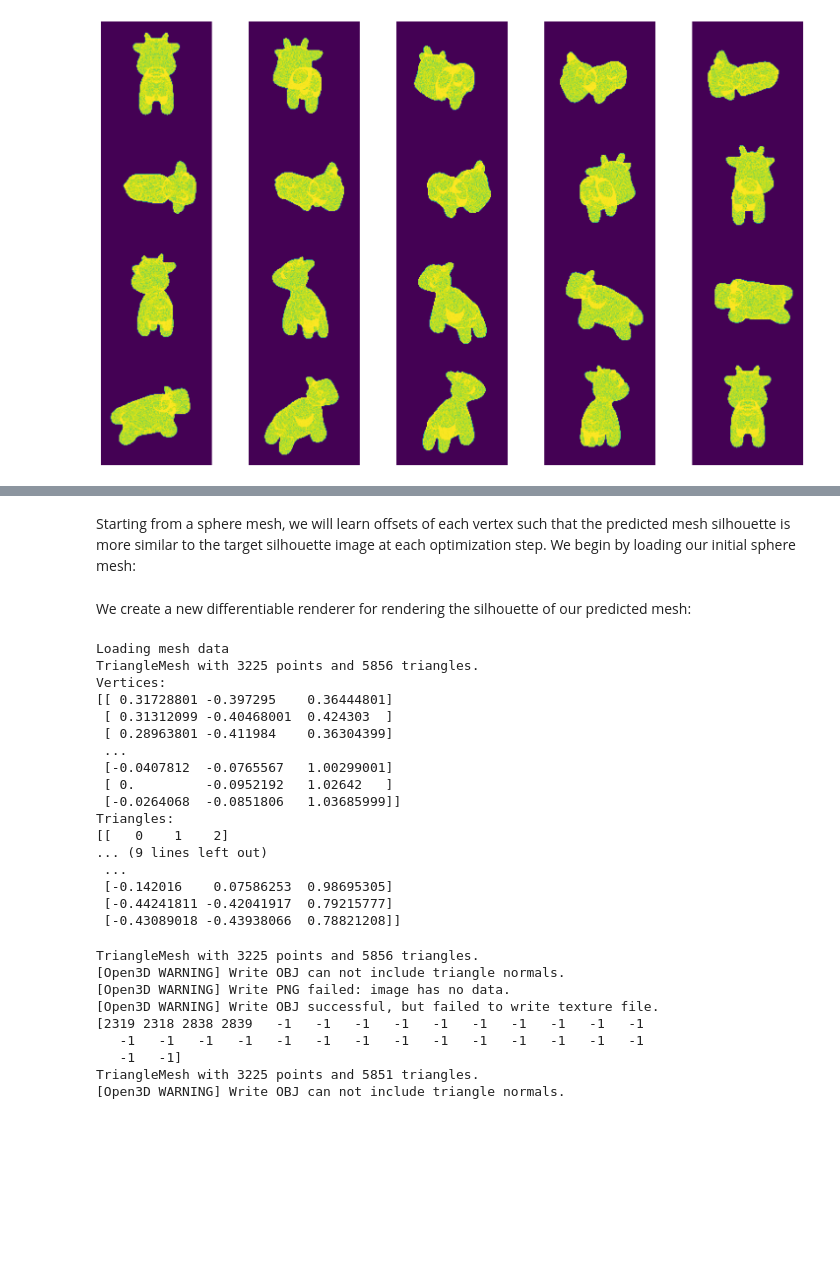
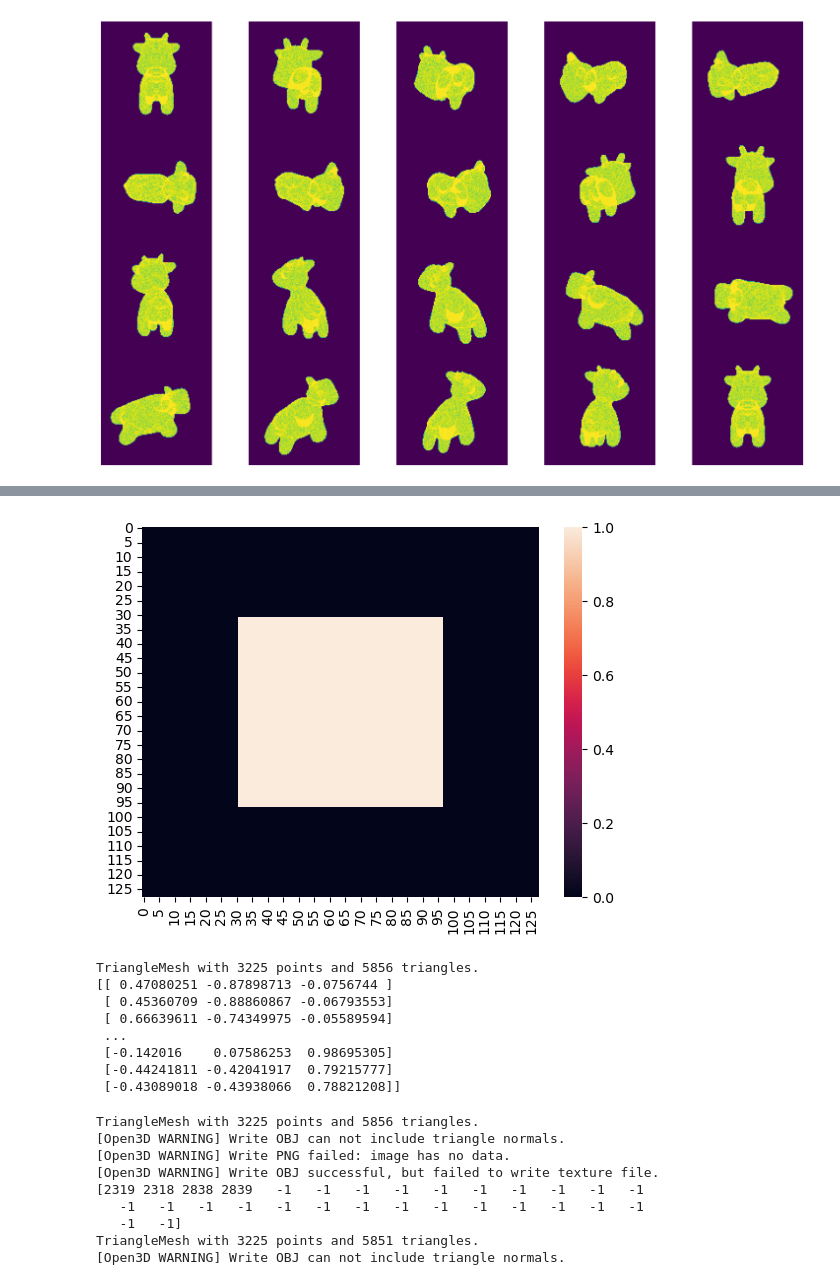
Before and after one commit to hirashima-k/Clipped_Mesh, a Jupyter notebook: clip_mesh.ipynb, the cells around one changed output, grey strips where cells are left out. Saved outputs shown, nothing was run; the diff lists cells and outputs as text; code cells hidden in the pictures; blank space fills up the shorter version.

Commit message:
open3dによるメッシュ読み込み

```diff
--- a/clip_mesh.ipynb
+++ b/clip_mesh.ipynb
@@ -288,2 +248,0 @@ def plot_losses(losses):
-# %% [markdown]
-Starting from a sphere mesh, we will learn offsets of each vertex such that the predicted mesh silhouette is more similar to the target silhouette image at each optimization step.  We begin by loading our initial sphere mesh:
@@ -293,2 +248,0 @@ src_mesh = ico_sphere(4, device)
-# %% [markdown]
-We create a new differentiable renderer for rendering the silhouette of our predicted mesh:
@@ -314,36 +249,38 @@ renderer_silhouette = MeshRenderer(
+# %%
+#テスト用アルファ画像
+alpha_test = torch.zeros(128, 128, dtype=torch.long)
+
+import numpy as np
+import seaborn as sns
+import matplotlib.pyplot as plt
+
+for i in range(128):
+    for j in range(128):
+        if(30 < i < 97 and 30 < j < 97):
+            alpha_test[i][j] = 1.0
+
+# 可視化
+sns.heatmap(alpha_test)
+plt.show()
+# %% [output]
+[figure, added]
 # %%
-#open3dTEST
+#open3Dでメッシュ読み込み
 import copy
 import open3d as o3d
 
-# Loading mesh data
-print("Loading mesh data")
+#試しに牛のやつ
 Mesh = o3d.io.read_triangle_mesh("data/cow_mesh/cow.obj")
 
-# Confirmation
 print(Mesh)
-print('Vertices:')
-print(np.asarray(Mesh.vertices))
-print('Triangles:')
-print(np.asarray(Mesh.triangles))
 
-# Calculation of normal vector
 Mesh.compute_vertex_normals()
 print(np.asarray(Mesh.triangle_normals))
 # %% [output]
-Loading mesh data
 TriangleMesh with 3225 points and 5856 triangles.
-Vertices:
-[[ 0.31728801 -0.397295    0.36444801]
- [ 0.31312099 -0.40468001  0.424303  ]
- [ 0.28963801 -0.411984    0.36304399]
- ...
- [-0.0407812  -0.0765567   1.00299001]
- [ 0.         -0.0952192   1.02642   ]
- [-0.0264068  -0.0851806   1.03685999]]
-Triangles:
-[[   0    1    2]
-... (9 lines left out)
+[[ 0.47080251 -0.87898713 -0.0756744 ]
+ [ 0.45360709 -0.88860867 -0.06793553]
+ [ 0.66639611 -0.74349975 -0.05589594]
  ...
  [-0.142016    0.07586253  0.98695305]
  [-0.44241811 -0.42041917  0.79215777]
```
Also changed, not shown: parts of 12 cells of this notebook, 1 other file.
